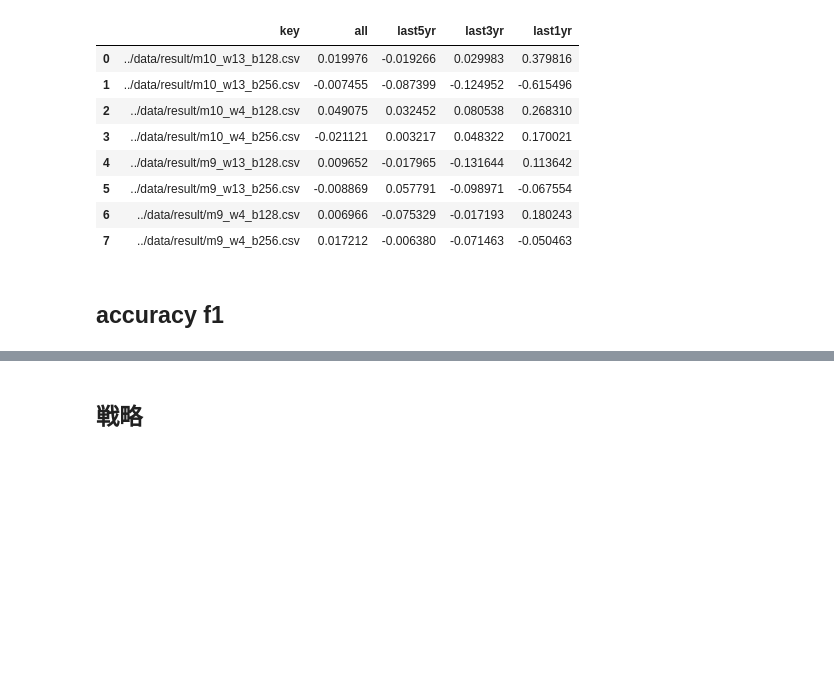
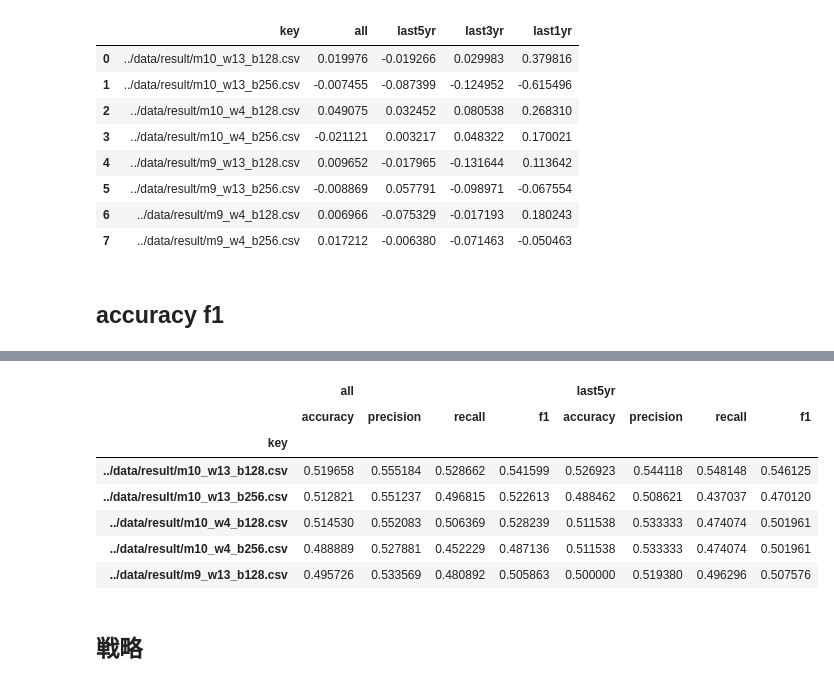
Before and after one commit to ktman-ktman/check_weekly_analysis_performance, a Jupyter notebook: notebook/aggregate_performance.ipynb, the cells around one changed output, grey strips where cells are left out. Cells and saved outputs as stored; diff of their text form; code cells hidden in the pictures; blank space fills up the shorter version.

```diff
--- a/notebook/aggregate_performance.ipynb
+++ b/notebook/aggregate_performance.ipynb
@@ -132,2 +164,13 @@ calculate_score(data_d)
+# %%
+df.head()
+# %% [output]
+|  | all |  |  |  | last5yr |  |  |  |
+|  | accuracy | precision | recall | f1 | accuracy | precision | recall | f1 |
+| key |  |  |  |  |  |  |  |  |
+| ../data/result/m10_w13_b128.csv | 0.519658 | 0.555184 | 0.528662 | 0.541599 | 0.526923 | 0.544118 | 0.548148 | 0.546125 |
+| ../data/result/m10_w13_b256.csv | 0.512821 | 0.551237 | 0.496815 | 0.522613 | 0.488462 | 0.508621 | 0.437037 | 0.470120 |
+| ../data/result/m10_w4_b128.csv | 0.514530 | 0.552083 | 0.506369 | 0.528239 | 0.511538 | 0.533333 | 0.474074 | 0.501961 |
+| ../data/result/m10_w4_b256.csv | 0.488889 | 0.527881 | 0.452229 | 0.487136 | 0.511538 | 0.533333 | 0.474074 | 0.501961 |
+| ../data/result/m9_w13_b128.csv | 0.495726 | 0.533569 | 0.480892 | 0.505863 | 0.500000 | 0.519380 | 0.496296 | 0.507576 |
 # %% [markdown]
 ## 戦略
```
Also changed, not shown: parts of 8 cells of this notebook, 3 other files.
